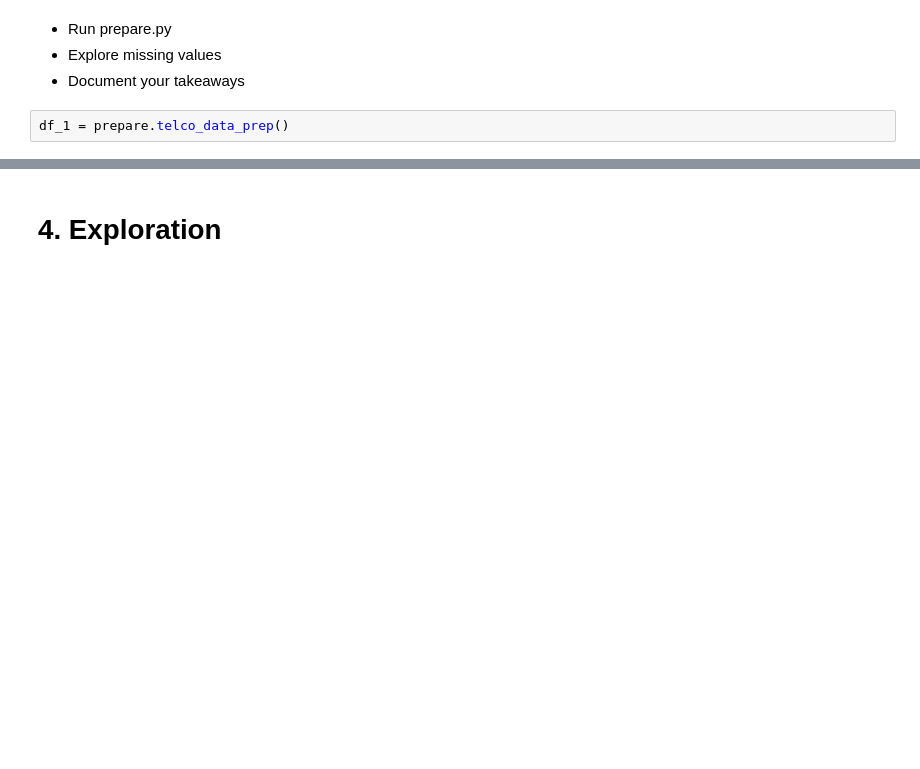
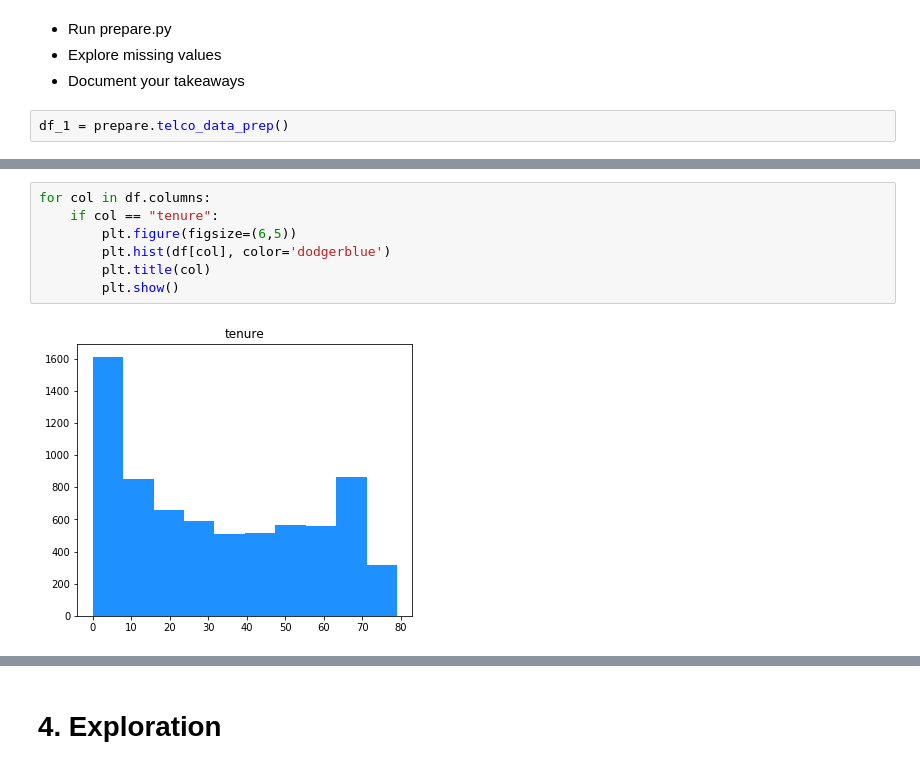
Before and after one commit to dbojado/telco_churn_project, a Jupyter notebook: telco_project.ipynb, the cells around one changed output, grey strips where cells are left out. Cells and saved outputs as stored; diff of their text form; blank space fills up the shorter version.

```diff
--- a/telco_project.ipynb
+++ b/telco_project.ipynb
@@ -147,0 +185,9 @@ df_1 = prepare.telco_data_prep()
+# %%
+for col in df.columns:
+    if col == "tenure":
+        plt.figure(figsize=(6,5))
+        plt.hist(df[col], color='dodgerblue')
+        plt.title(col)
+        plt.show()
+# %% [output]
+[figure, added]
```
Also changed, not shown: parts of 17 cells of this notebook.
